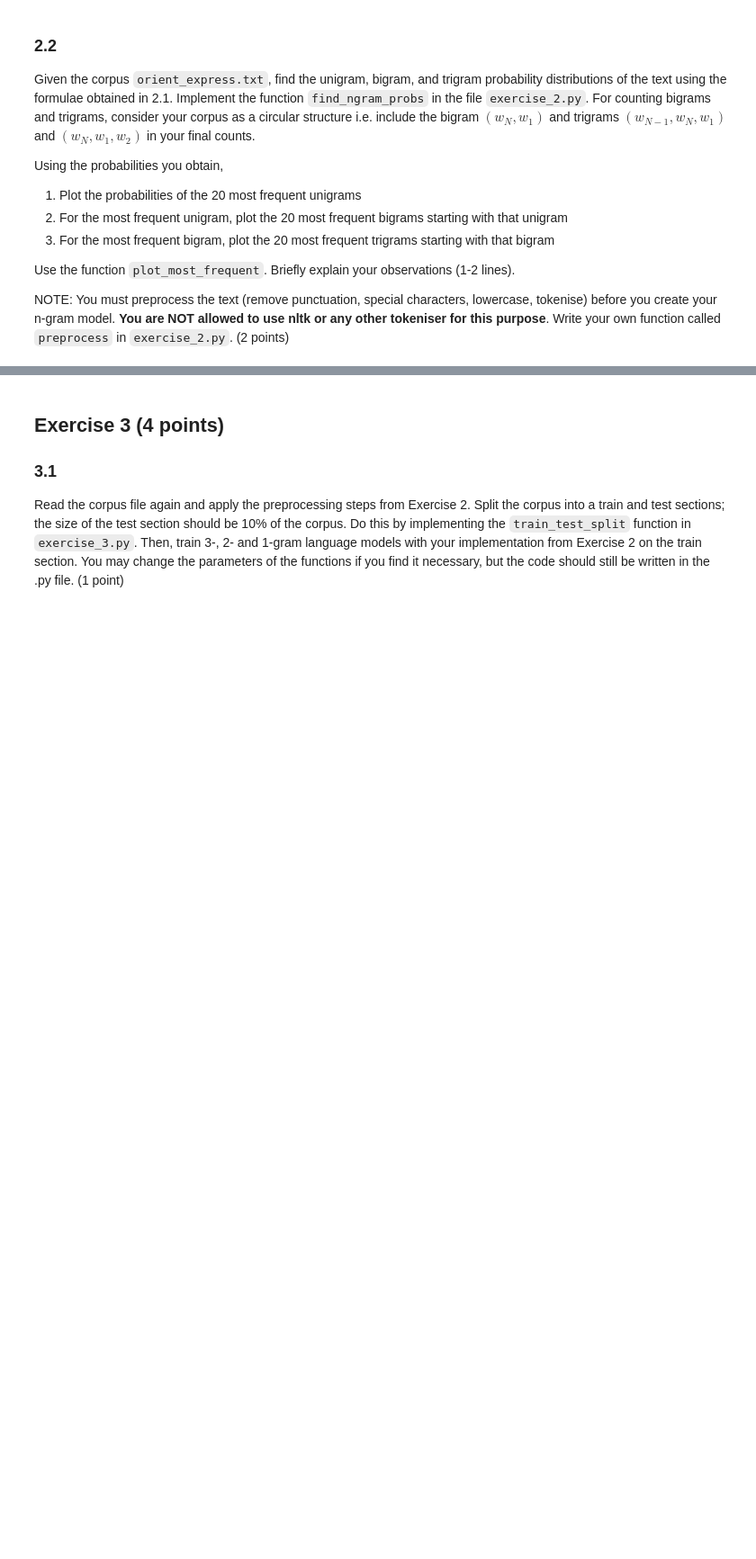
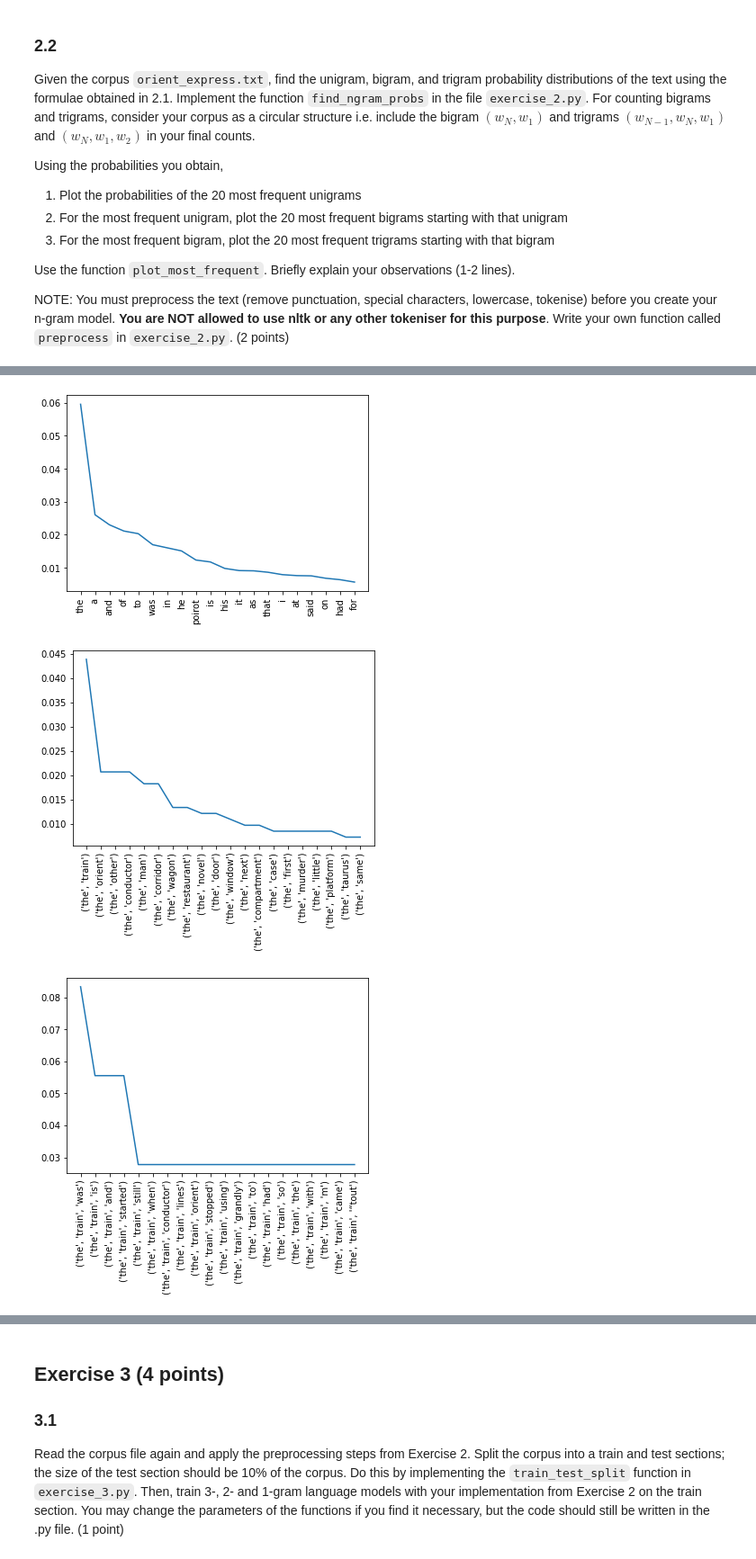
Before and after one commit to sarmilaupadhyaya/Statistical-NLP-2021-Summer, a Jupyter notebook: assignments/Assignment2_r2/Assignment2.ipynb, the cells around one changed output, grey strips where cells are left out. Shown: that part at 90% size. Cells and saved outputs as stored; diff of their text form; code cells hidden in the pictures; blank space fills up the shorter version.

```diff
--- a/assignments/Assignment2_r2/Assignment2.ipynb
+++ b/assignments/Assignment2_r2/Assignment2.ipynb
@@ -190,28 +210,32 @@ NOTE: You must preprocess the text (remove punctuation, special characters, lowe
 # %%
 from importlib import reload
 import exercise_2
 exercise_2 = reload(exercise_2)
 
 file = open("data/orient_express.txt", "r")
 text = file.read()
 
 # TODO: Preprocess text
 tokens = exercise_2.preprocess(text)
 
 # TODO: Find conditional probabilities of unigrams, bigrams, trigrams
 """
 Modify your function call based on how you have defined find_ngram_probs
 in exercise_2.py
 """
 unigrams = exercise_2.find_ngram_probs(tokens, model='unigram')
 bigrams = exercise_2.find_ngram_probs(tokens, model='bigram')
 trigrams = exercise_2.find_ngram_probs(tokens, model='trigram')
 
 # TODO: Plot most frequent ngrams
 """
 Modify the function signature as per your definition of plot_most_frequent
 in exercise_2.py
 """
-exercise_2.plot_most_frequent(unigrams)
-exercise_2.plot_most_frequent(bigrams)
-exercise_2.plot_most_frequent(trigrams)
+uni = exercise_2.plot_most_frequent(unigrams, model='unigrams')
+bi = exercise_2.plot_most_frequent(bigrams, model='bigrams', prev=uni)
+tri = exercise_2.plot_most_frequent(trigrams, model='trigrams',prev=bi)
+# %% [output]
+[figure, added]
+[figure, added]
+[figure, added]
```
Also changed, not shown: parts of 9 cells of this notebook.
